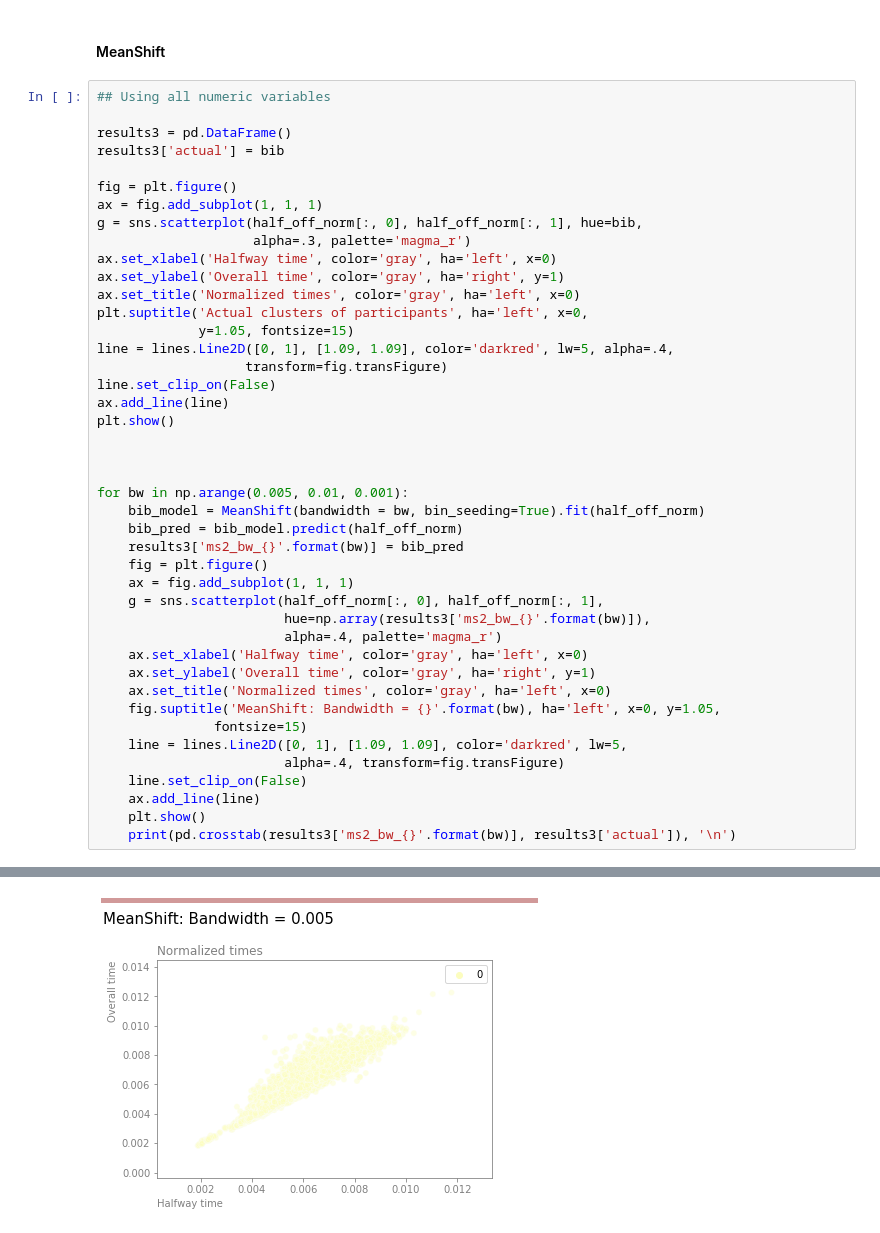
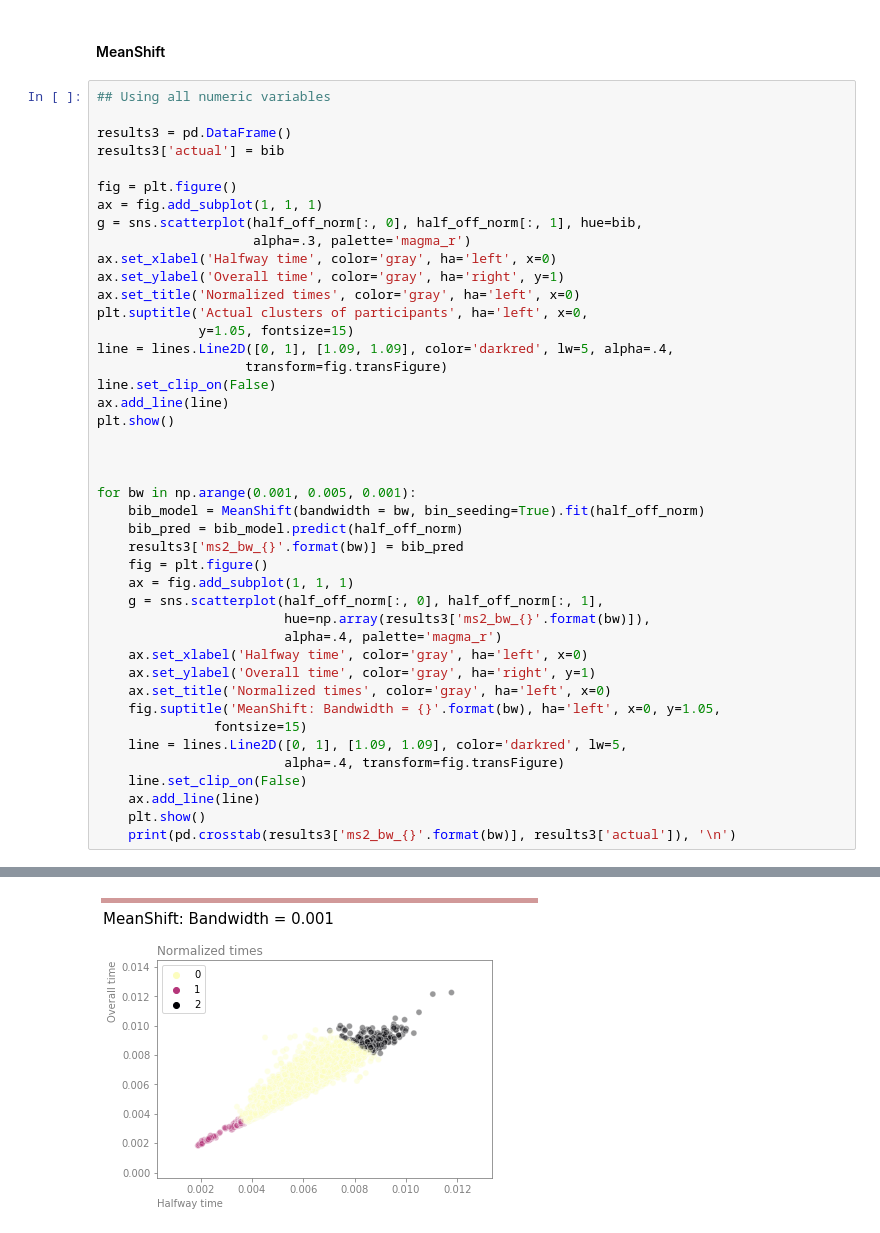
Before and after one commit to SmellsLikeCake/clustering-experiments, a Jupyter notebook: Boston-Marathon-Report.ipynb, the cells around one changed output, grey strips where cells are left out. Cells and saved outputs as stored; diff of their text form.

```diff
--- a/Boston-Marathon-Report.ipynb
+++ b/Boston-Marathon-Report.ipynb
@@ -358,33 +358,33 @@ plt.suptitle('Actual clusters of participants', ha='left', x=0,
              y=1.05, fontsize=15)
 line = lines.Line2D([0, 1], [1.09, 1.09], color='darkred', lw=5, alpha=.4,
                    transform=fig.transFigure)
 line.set_clip_on(False)
 ax.add_line(line)
 plt.show()
 
 
 
-for bw in np.arange(0.005, 0.01, 0.001):
+for bw in np.arange(0.001, 0.005, 0.001):
     bib_model = MeanShift(bandwidth = bw, bin_seeding=True).fit(half_off_norm)
     bib_pred = bib_model.predict(half_off_norm)
     results3['ms2_bw_{}'.format(bw)] = bib_pred
     fig = plt.figure()
     ax = fig.add_subplot(1, 1, 1)
     g = sns.scatterplot(half_off_norm[:, 0], half_off_norm[:, 1],
                         hue=np.array(results3['ms2_bw_{}'.format(bw)]),
                         alpha=.4, palette='magma_r')
     ax.set_xlabel('Halfway time', color='gray', ha='left', x=0)
     ax.set_ylabel('Overall time', color='gray', ha='right', y=1)
     ax.set_title('Normalized times', color='gray', ha='left', x=0)
     fig.suptitle('MeanShift: Bandwidth = {}'.format(bw), ha='left', x=0, y=1.05,
                fontsize=15)
     line = lines.Line2D([0, 1], [1.09, 1.09], color='darkred', lw=5,
                         alpha=.4, transform=fig.transFigure)
     line.set_clip_on(False)
     ax.add_line(line)
     plt.show()
     print(pd.crosstab(results3['ms2_bw_{}'.format(bw)], results3['actual']), '\n')
 # %% [output]
 [figure]
-[figure, old version]
+[figure, new version]
 actual            0   1
```
Also changed, not shown: parts of 6 cells of this notebook.
